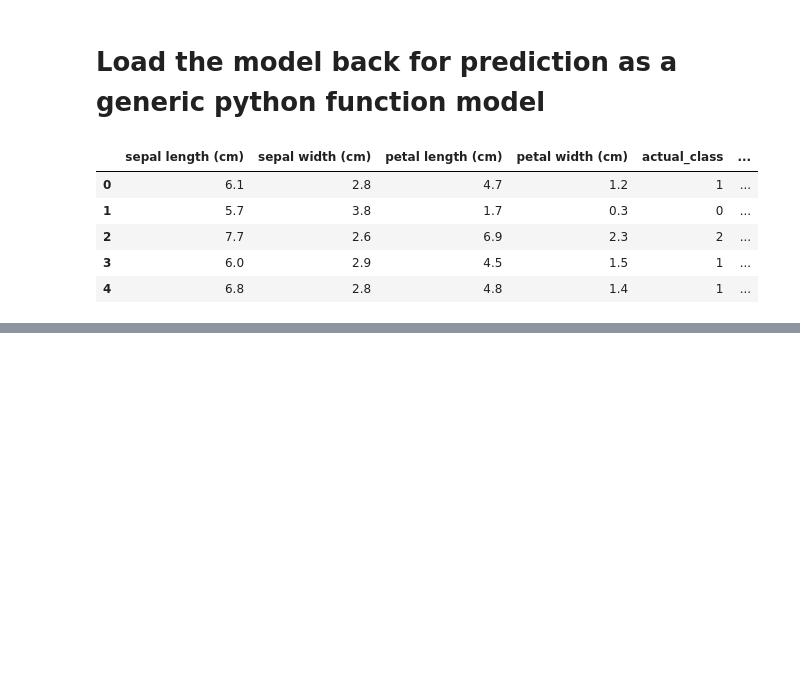
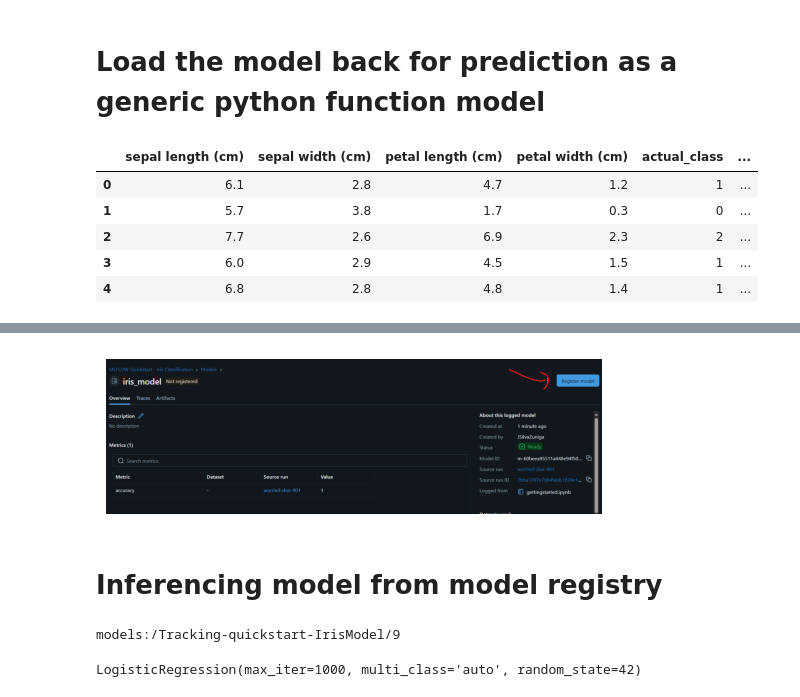
Before and after one commit to jsilvazuniga/machine-learning, a Jupyter notebook: MLFlow_Starter/1-MLproject/gettingstarted.ipynb, the cells around one changed output, grey strips where cells are left out. Saved outputs shown, nothing was run; the diff lists cells and outputs as text; code cells hidden in the pictures; blank space fills up the shorter version.

Commit message:
inferencing model from model registry

```diff
--- a/MLFlow_Starter/1-MLproject/gettingstarted.ipynb
+++ b/MLFlow_Starter/1-MLproject/gettingstarted.ipynb
@@ -151,0 +183,36 @@ result[:5]
+# %%
+
+img = Image.open("Register Model.png")
+plt.imshow(img)
+plt.axis("off")
+plt.show()
+# %% [output]
+[figure, added]
+# %% [markdown]
+# Inferencing model from model registry
+# %%
+import mlflow.sklearn
+
+model_name = "Tracking-quickstart-IrisModel"
+model_version = "9"
+model_uri = f"models:/{model_name}/{model_version}"
+
+print(model_uri)
+
+
+# Load by stage
+# model_uri = f"models:/{model_name}@Production"
+
+# Load latest version in a stage
+# model_uri = f"models:/{model_name}@Staging"
+# %% [output]
+models:/Tracking-quickstart-IrisModel/9
+# %%
+import mlflow.sklearn
+
+model = mlflow.sklearn.load_model(model_uri)
+
+
+model
+# %% [output]
+LogisticRegression(max_iter=1000, multi_class='auto', random_state=42)
```
Also changed, not shown: parts of 4 cells of this notebook, 2 other files.
